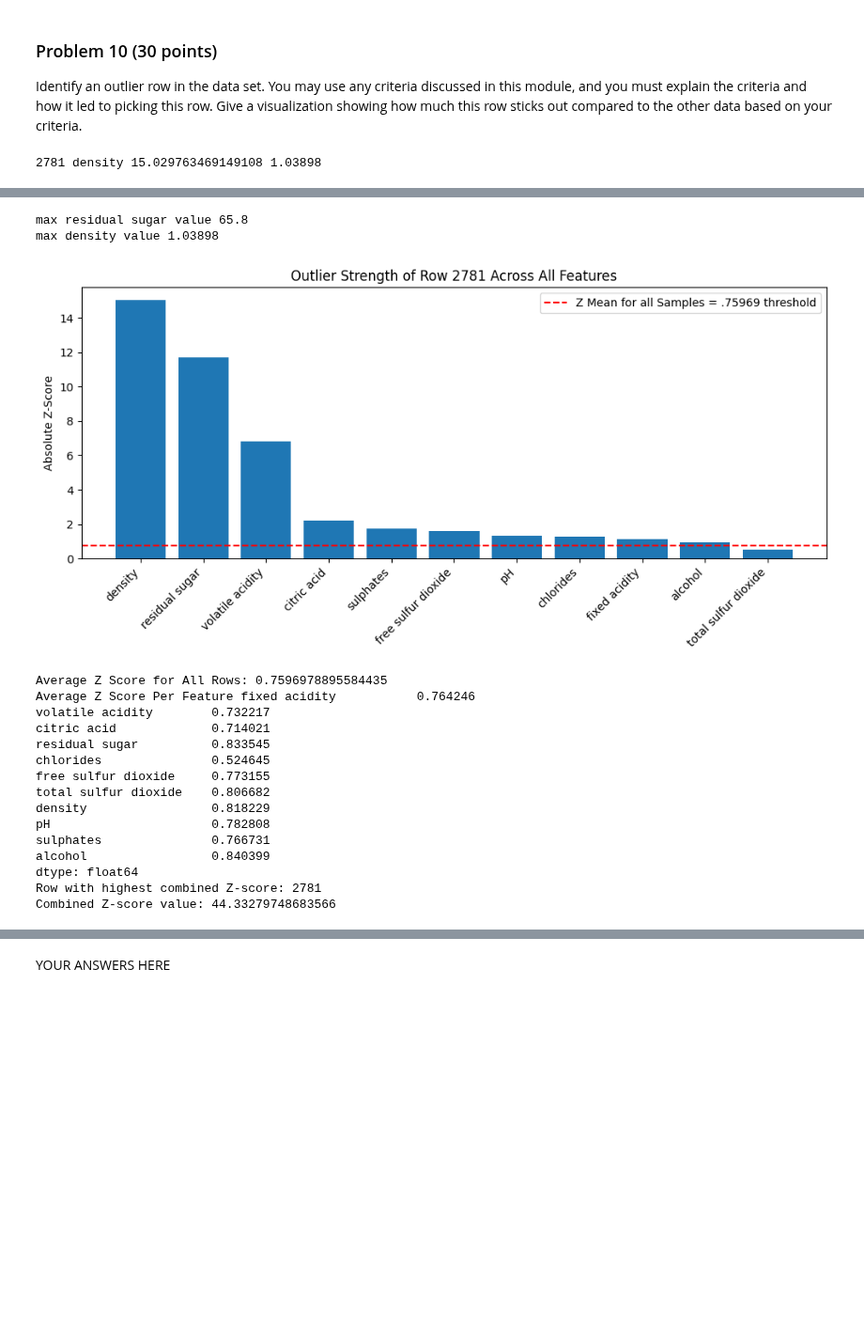
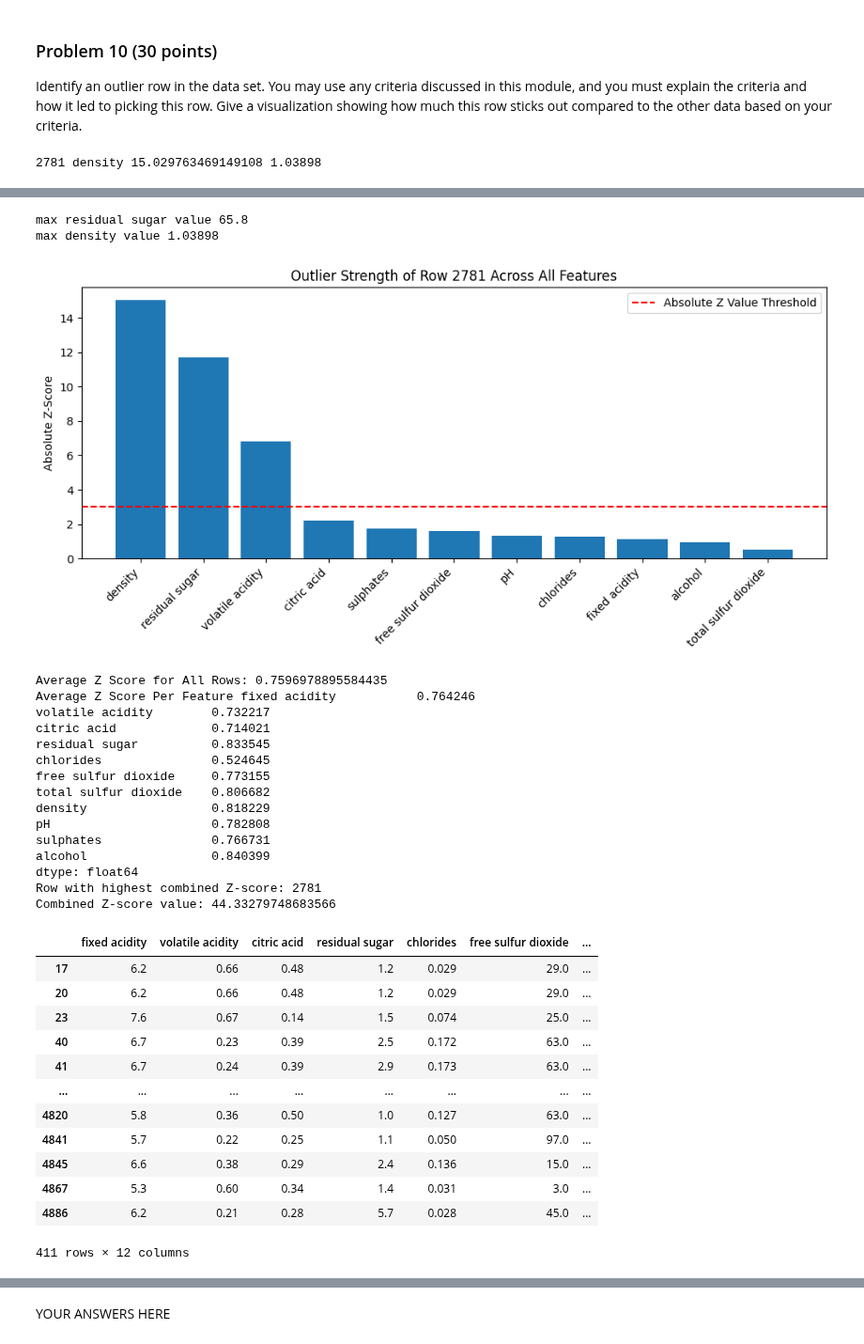
Before and after one commit to JCameronH/dx601-final-project, a Jupyter notebook: project.ipynb, the cells around one changed output, grey strips where cells are left out. Shown at 94% size. Saved outputs shown, nothing was run; the diff lists cells and outputs as text; code cells hidden in the pictures; blank space fills up the shorter version.

```diff
--- a/project.ipynb
+++ b/project.ipynb
@@ -650,35 +650,41 @@ plt.bar(z_row.index, z_row.values)
 plt.xticks(rotation=45, ha='right')
 plt.ylabel("Absolute Z-Score")
 plt.title("Outlier Strength of Row 2781 Across All Features")
-plt.axhline(.75969, color='red', linestyle='--', label='Z Mean for all Samples = .75969 threshold')
+plt.axhline(3, color='red', linestyle='--', label='Absolute Z Value Threshold')
 plt.legend()
 plt.tight_layout()
 plt.show()
 
 
 overall_avg_z = z_scores.abs().values.mean()
 print(f'Average Z Score for All Rows:', overall_avg_z)
 
 
 avg_z_per_feature = z_scores.abs().mean(axis=0)
 print(f'Average Z Score Per Feature', avg_z_per_feature)
 avg_z_per_feature
 
 # Compute combined (summed) absolute Z-scores per row
 combined_z = z_scores.abs().sum(axis=1)
 
 # Identify the row with the maximum combined Z-score
 row_with_max = combined_z.idxmax()
 max_combined_value = combined_z.max()
 
 print(f"Row with highest combined Z-score: {row_with_max}")
 print(f"Combined Z-score value: {max_combined_value}")
+
+z_scores = (df - df.mean()) / df.std()
+abs_z = z_scores.abs()
+outliers = abs_z > 3
+outlier_rows = outliers.any(axis=1)
+df[outlier_rows]
 # %% [output]
 2781 density 15.029763469149108 1.03898
 [figure]
 max residual sugar value 65.8
 max density value 1.03898
-[figure, old version]
+[figure, new version]
 Average Z Score for All Rows: 0.7596978895584435
 Average Z Score Per Feature fixed acidity           0.764246
 volatile acidity        0.732217
@@ -694,6 +700,19 @@ alcohol                 0.840399
 dtype: float64
 Row with highest combined Z-score: 2781
 Combined Z-score value: 44.33279748683566
+|  | fixed acidity | volatile acidity | citric acid | residual sugar | chlorides | free sulfur dioxide | ... |
+| 17 | 6.2 | 0.66 | 0.48 | 1.2 | 0.029 | 29.0 | ... |
+| 20 | 6.2 | 0.66 | 0.48 | 1.2 | 0.029 | 29.0 | ... |
+| 23 | 7.6 | 0.67 | 0.14 | 1.5 | 0.074 | 25.0 | ... |
+| 40 | 6.7 | 0.23 | 0.39 | 2.5 | 0.172 | 63.0 | ... |
+| 41 | 6.7 | 0.24 | 0.39 | 2.9 | 0.173 | 63.0 | ... |
+| ... | ... | ... | ... | ... | ... | ... | ... |
+| 4820 | 5.8 | 0.36 | 0.50 | 1.0 | 0.127 | 63.0 | ... |
+| 4841 | 5.7 | 0.22 | 0.25 | 1.1 | 0.050 | 97.0 | ... |
+| 4845 | 6.6 | 0.38 | 0.29 | 2.4 | 0.136 | 15.0 | ... |
+| 4867 | 5.3 | 0.60 | 0.34 | 1.4 | 0.031 | 3.0 | ... |
+| 4886 | 6.2 | 0.21 | 0.28 | 5.7 | 0.028 | 45.0 | ... |
+411 rows × 12 columns
 # %% [markdown]
 Row 2781 has the highest outlier individual feature (Density) identified by the Zscore for each feature. The Density score of 1.038 in row 2781 has the overall highest zscore of 15.03, or, 15 standard deviations above the mean for density. You can see this single point visible in the box plot featured here and in problem 4 above (to be transparent, I assumed the outliers showed in box plots in problem 4 would indicate which features had outliers...this is why I chose box plots to visibly show outliers so I could understand the spread of data and determine boundaries). Normally I would assume this extreme outlier was a measurment error with Density...however residual sugar is also at 65.8 is also the most extreme outlier for that feature and I was able to show in problem 9 density and residual sugar both have the strongest correlation at .84 (meaning higher sugar = higher density). So it is plausible this wasn't a measuring error if density and residual sugar both are outliers here.
 
```
Also changed, not shown: parts of 2 cells of this notebook.
